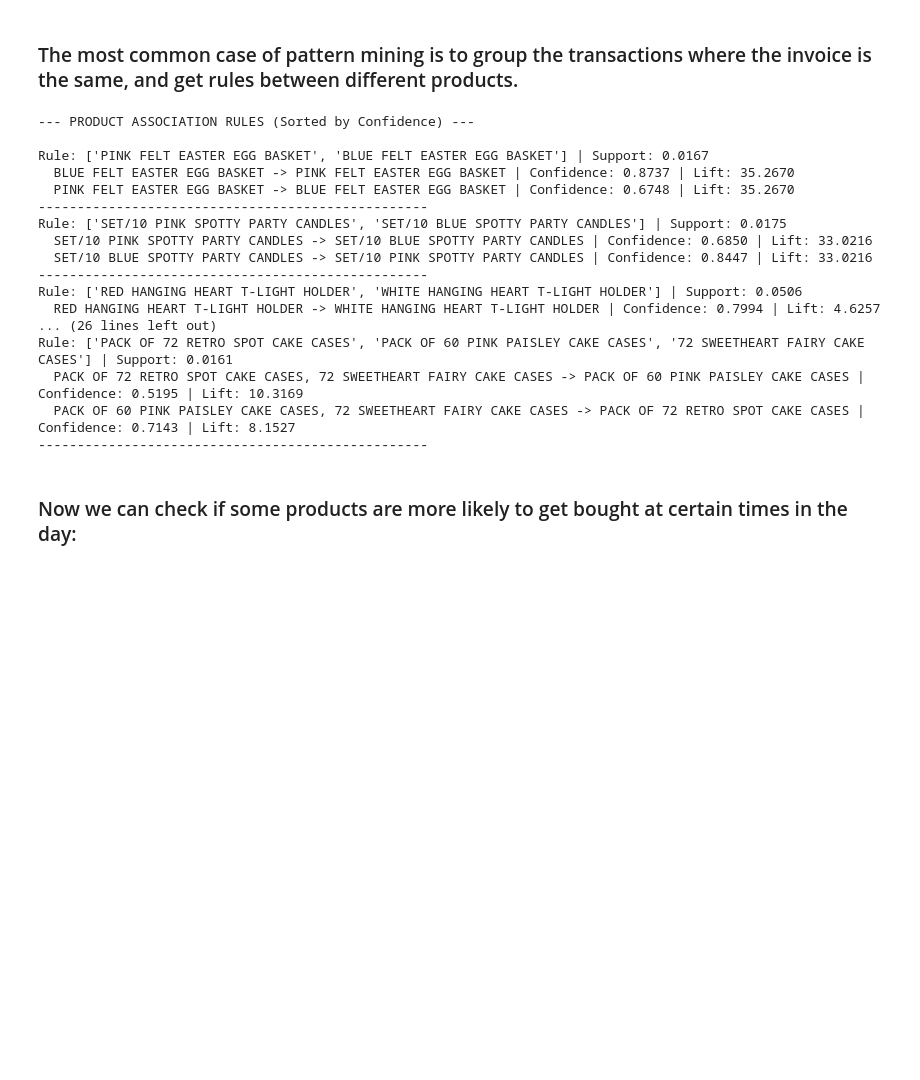
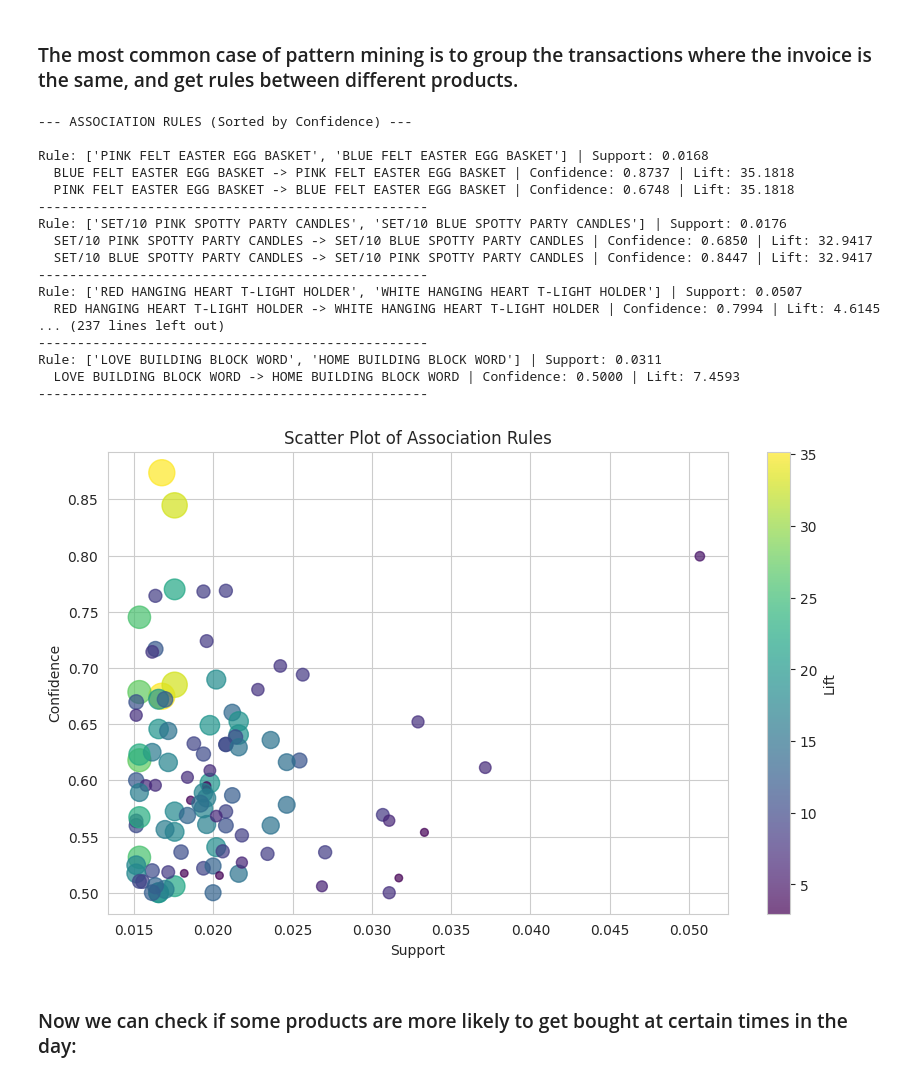
Before and after one commit to NielsVandenBroeck/DM_Projects, a Jupyter notebook: src/Frequent_Pattern_Mining.ipynb, the cells around one changed output. Drawn from its saved outputs; the diff is of its cells as text; code cells hidden in the pictures; blank space fills up the shorter version.

```diff
--- a/src/Frequent_Pattern_Mining.ipynb
+++ b/src/Frequent_Pattern_Mining.ipynb
@@ -216,39 +258,40 @@ def print_association_rules(rules, mapping=None, top_n=10):
 # %%
 from apyori import apriori
 
 # Used for mapping StockCodes to Descriptions
 stockcode_to_description = df.set_index("StockCode")["Description"].to_dict()
 
 product_transactions = df.groupby("Invoice")["StockCode"].apply(list).tolist()
 
 # Run Apriori for Product-Product category association
 product_rules = list(apriori(
     product_transactions,
     min_support=0.015,
     min_confidence=0.5,
     min_lift=1.1,
     min_length=2
 ))
 
-print_association_rules(product_rules, stockcode_to_description)
+display_association_rules(product_rules, stockcode_to_description)
 # %% [output]
---- PRODUCT ASSOCIATION RULES (Sorted by Confidence) ---
+--- ASSOCIATION RULES (Sorted by Confidence) ---
 
-Rule: ['PINK FELT EASTER EGG BASKET', 'BLUE FELT EASTER EGG BASKET'] | Support: 0.0167
-  BLUE FELT EASTER EGG BASKET -> PINK FELT EASTER EGG BASKET | Confidence: 0.8737 | Lift: 35.2670
-  PINK FELT EASTER EGG BASKET -> BLUE FELT EASTER EGG BASKET | Confidence: 0.6748 | Lift: 35.2670
+Rule: ['PINK FELT EASTER EGG BASKET', 'BLUE FELT EASTER EGG BASKET'] | Support: 0.0168
+  BLUE FELT EASTER EGG BASKET -> PINK FELT EASTER EGG BASKET | Confidence: 0.8737 | Lift: 35.1818
+  PINK FELT EASTER EGG BASKET -> BLUE FELT EASTER EGG BASKET | Confidence: 0.6748 | Lift: 35.1818
 --------------------------------------------------
-Rule: ['SET/10 PINK SPOTTY PARTY CANDLES', 'SET/10 BLUE SPOTTY PARTY CANDLES'] | Support: 0.0175
-  SET/10 PINK SPOTTY PARTY CANDLES -> SET/10 BLUE SPOTTY PARTY CANDLES | Confidence: 0.6850 | Lift: 33.0216
-  SET/10 BLUE SPOTTY PARTY CANDLES -> SET/10 PINK SPOTTY PARTY CANDLES | Confidence: 0.8447 | Lift: 33.0216
+Rule: ['SET/10 PINK SPOTTY PARTY CANDLES', 'SET/10 BLUE SPOTTY PARTY CANDLES'] | Support: 0.0176
+  SET/10 PINK SPOTTY PARTY CANDLES -> SET/10 BLUE SPOTTY PARTY CANDLES | Confidence: 0.6850 | Lift: 32.9417
+  SET/10 BLUE SPOTTY PARTY CANDLES -> SET/10 PINK SPOTTY PARTY CANDLES | Confidence: 0.8447 | Lift: 32.9417
 --------------------------------------------------
-Rule: ['RED HANGING HEART T-LIGHT HOLDER', 'WHITE HANGING HEART T-LIGHT HOLDER'] | Support: 0.0506
-  RED HANGING HEART T-LIGHT HOLDER -> WHITE HANGING HEART T-LIGHT HOLDER | Confidence: 0.7994 | Lift: 4.6257
-... (26 lines left out)
-Rule: ['PACK OF 72 RETRO SPOT CAKE CASES', 'PACK OF 60 PINK PAISLEY CAKE CASES', '72 SWEETHEART FAIRY CAKE CASES'] | Support: 0.0161
-  PACK OF 72 RETRO SPOT CAKE CASES, 72 SWEETHEART FAIRY CAKE CASES -> PACK OF 60 PINK PAISLEY CAKE CASES | Confidence: 0.5195 | Lift: 10.3169
-  PACK OF 60 PINK PAISLEY CAKE CASES, 72 SWEETHEART FAIRY CAKE CASES -> PACK OF 72 RETRO SPOT CAKE CASES | Confidence: 0.7143 | Lift: 8.1527
+Rule: ['RED HANGING HEART T-LIGHT HOLDER', 'WHITE HANGING HEART T-LIGHT HOLDER'] | Support: 0.0507
+  RED HANGING HEART T-LIGHT HOLDER -> WHITE HANGING HEART T-LIGHT HOLDER | Confidence: 0.7994 | Lift: 4.6145
+... (237 lines left out)
 --------------------------------------------------
+Rule: ['LOVE BUILDING BLOCK WORD', 'HOME BUILDING BLOCK WORD'] | Support: 0.0311
+  LOVE BUILDING BLOCK WORD -> HOME BUILDING BLOCK WORD | Confidence: 0.5000 | Lift: 7.4593
+--------------------------------------------------
+[figure, added]
 # %% [markdown]
 ### Now we can check if some products are more likely to get bought at certain times in the day:
 # %%
```
Also changed, not shown: parts of 4 cells of this notebook, 5 other files.
